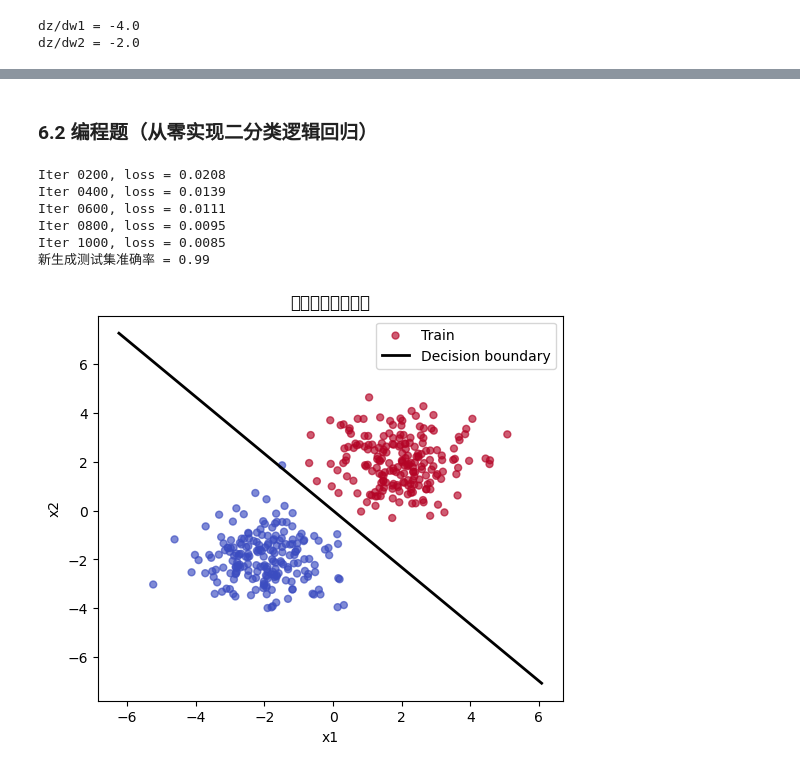
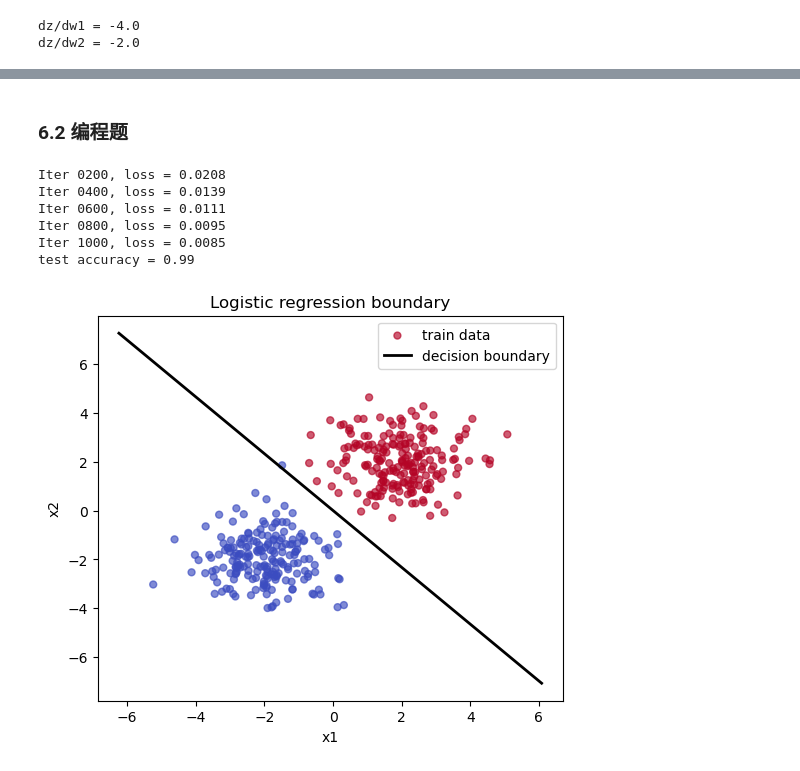
Before and after one commit to cxy-kk/deep-learning-homework-20234080115, a Jupyter notebook: HW01-20234080115-李其隆.ipynb, the cells around one changed output, grey strips where cells are left out. Drawn from its saved outputs; the diff is of its cells as text; code cells hidden in the pictures.

```diff
--- a/HW01-20234080115-李其隆.ipynb
+++ b/HW01-20234080115-李其隆.ipynb
@@ -312,27 +259,23 @@ $$
 # %% [markdown]
-### 6.2 编程题（从零实现二分类逻辑回归）
+### 6.2 编程题
 # %%
 from sklearn.datasets import make_blobs
 import matplotlib.pyplot as plt
-from matplotlib import font_manager
-import matplotlib
-
-# 自动选择本机可用中文字体，避免中文乱码
-candidate_fonts = ['Microsoft YaHei', 'SimHei', 'SimSun', 'Noto Sans CJK SC', 'Arial Unicode MS']
-available_fonts = {f.name for f in font_manager.fontManager.ttflist}
-for font_name in candidate_fonts:
-    if font_name in available_fonts:
-        matplotlib.rcParams['font.sans-serif'] = [font_name]
-        break
-matplotlib.rcParams['axes.unicode_minus'] = False
 
 np.random.seed(42)
 
-# 生成两类可分数据：每类200个，2维
-X_train, y_train = make_blobs(n_samples=400, centers=[(-2, -2), (2, 2)], cluster_std=1.0, random_state=42)
-
-# 额外测试集：100个样本
-X_test_new, y_test_new = make_blobs(n_samples=100, centers=[(-2, -2), (2, 2)], cluster_std=1.0, random_state=123)
+X_train, y_train = make_blobs(
+    n_samples=400,
+    centers=[(-2, -2), (2, 2)],
+    cluster_std=1.0,
+    random_state=42,
+)
+X_test_new, y_test_new = make_blobs(
+    n_samples=100,
+    centers=[(-2, -2), (2, 2)],
+    cluster_std=1.0,
+    random_state=123,
+)
 
 w = np.zeros((2, 1))
 b = 0.0
@@ -347,49 +290,47 @@ def bce_loss(y_true, y_prob):
 
 lr = 0.1
 iters = 1000
-N = X_train.shape[0]
+n_train = X_train.shape[0]
 y_train_col = y_train.reshape(-1, 1)
 
 for t in range(iters):
     logits = X_train @ w + b
     y_prob = sigmoid(logits)
 
-    grad_w = (X_train.T @ (y_prob - y_train_col)) / N
+    grad_w = (X_train.T @ (y_prob - y_train_col)) / n_train
     grad_b = np.mean(y_prob - y_train_col)
 
     w -= lr * grad_w
     b -= lr * grad_b
 
     if (t + 1) % 200 == 0:
         loss = bce_loss(y_train_col, y_prob)
-        print(f'Iter {t + 1:04d}, loss = {loss:.4f}')
+        print(f"Iter {t + 1:04d}, loss = {loss:.4f}")
 
-# 测试准确率
 test_prob = sigmoid(X_test_new @ w + b)
 test_pred = (test_prob >= 0.5).astype(int).ravel()
 acc = np.mean(test_pred == y_test_new)
-print('新生成测试集准确率 =', acc)
+print("test accuracy =", acc)
 
-# 绘制决策边界
 plt.figure(figsize=(6, 5))
-plt.scatter(X_train[:, 0], X_train[:, 1], c=y_train, cmap='coolwarm', alpha=0.65, s=25, label='Train')
+plt.scatter(X_train[:, 0], X_train[:, 1], c=y_train, cmap="coolwarm", alpha=0.65, s=25, label="train data")
 
 x_min, x_max = X_train[:, 0].min() - 1, X_train[:, 0].max() + 1
 xx = np.linspace(x_min, x_max, 200)
 if abs(w[1, 0]) > 1e-12:
     yy = -(w[0, 0] * xx + b) / w[1, 0]
-    plt.plot(xx, yy, 'k-', lw=2, label='Decision boundary')
+    plt.plot(xx, yy, "k-", lw=2, label="decision boundary")
 
-plt.title('逻辑回归决策边界')
-plt.xlabel('x1')
-plt.ylabel('x2')
+plt.title("Logistic regression boundary")
+plt.xlabel("x1")
+plt.ylabel("x2")
 plt.legend()
 plt.show()
 # %% [output]
 Iter 0200, loss = 0.0208
 Iter 0400, loss = 0.0139
 Iter 0600, loss = 0.0111
 Iter 0800, loss = 0.0095
 Iter 1000, loss = 0.0085
-新生成测试集准确率 = 0.99
+test accuracy = 0.99
-[figure, old version]
+[figure, new version]
```
Also changed, not shown: parts of 14 cells of this notebook.
